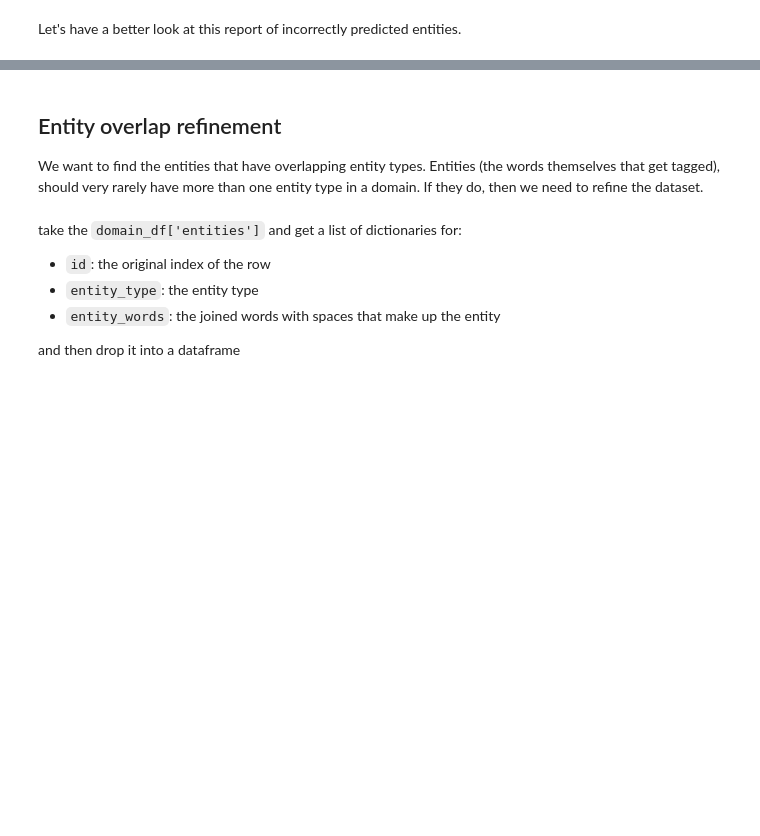
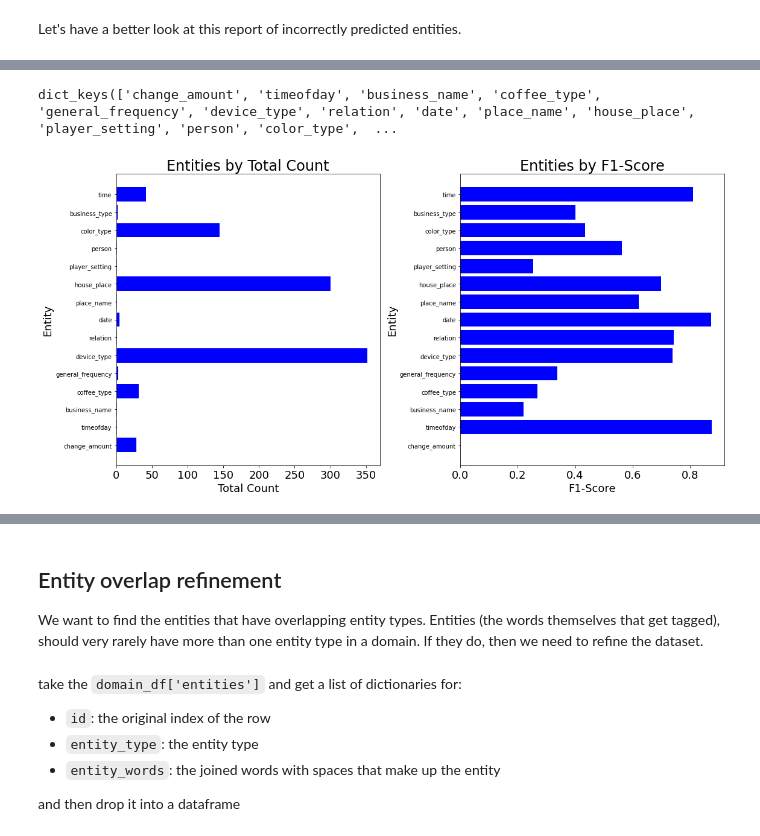
Before and after one commit to secretsauceai/NLU-engine-prototype-benchmarks, a Jupyter notebook: Macro_NLU_Entity_Refinement.ipynb, the cells around one changed output, grey strips where cells are left out. Cells and saved outputs as stored; diff of their text form; code cells hidden in the pictures; blank space fills up the shorter version.

```diff
--- a/Macro_NLU_Entity_Refinement.ipynb
+++ b/Macro_NLU_Entity_Refinement.ipynb
@@ -298,3 +298,45 @@ Let's have a better look at this report of incorrectly predicted entities.
 RenderJSON(incorrect_predicted_entities_report)
 # %% [output]
 [interactive output not drawn]
+# %%
+# create list of f1-scores and total count for all of the entities in the incorrect_predicted_entities_report.keys()
+entity_f1_scores = []
+entity_counts = []
+for entity in incorrect_predicted_entities_report.keys():
+    entity_f1_scores.append(incorrect_predicted_entities_report[entity]['f1-score'])
+    entity_counts.append(incorrect_predicted_entities_report[entity]['count'])
+
+# create list comprehension of above code
+entity_f1_scores = [incorrect_predicted_entities_report[entity]['f1-score'] for entity in incorrect_predicted_entities_report.keys()]
+entity_counts = [incorrect_predicted_entities_report[entity]['count'] for entity in incorrect_predicted_entities_report.keys()]
+# %% [output]
+dict_keys(['change_amount', 'timeofday', 'business_name', 'coffee_type', 'general_frequency', 'device_type', 'relation', 'date', 'place_name', 'house_place', 'player_setting', 'person', 'color_type',  ...
+# %%
+entity_f1_scores = [incorrect_predicted_entities_report[entity]['f1-score']
+                    for entity in incorrect_predicted_entities_report.keys()]
+entity_counts = [incorrect_predicted_entities_report[entity]['total_count']
+                 for entity in incorrect_predicted_entities_report.keys()]
+entity_types = [entity for entity in incorrect_predicted_entities_report.keys()]
+# %%
+# create a graph of subplots with two columns: the subplot on the left is a graph of entities by total count, the subplot on the right is entities by f1-score
+fig, (ax1, ax2) = plt.subplots(1, 2, figsize=(16, 8))
+
+# create a bar chart of the entities by total count
+ax1.barh(entity_types, entity_counts, align='center', color='b')
+ax1.set_title('Entities by Total Count', fontsize=24)
+ax1.set_xlabel("Total Count", fontsize=18)
+ax1.tick_params(axis='x', labelsize=18)
+ax1.set_ylabel("Entity", fontsize=18)
+ax1.set_yticks(entity_types, fontsize=16)
+
+# create a bar chart of the entities by f1-score
+ax2.barh(entity_types, entity_f1_scores, align='center', color='b')
+ax2.set_title('Entities by F1-Score', fontsize=24)
+ax2.set_xlabel("F1-Score", fontsize=18)
+ax2.tick_params(axis='x', labelsize=18)
+ax2.set_ylabel("Entity", fontsize=18)
+ax2.set_yticks(entity_types, fontsize=16)
+
+fig.tight_layout()
+# %% [output]
+[figure, added]
```
Also changed, not shown: parts of 18 cells of this notebook.
